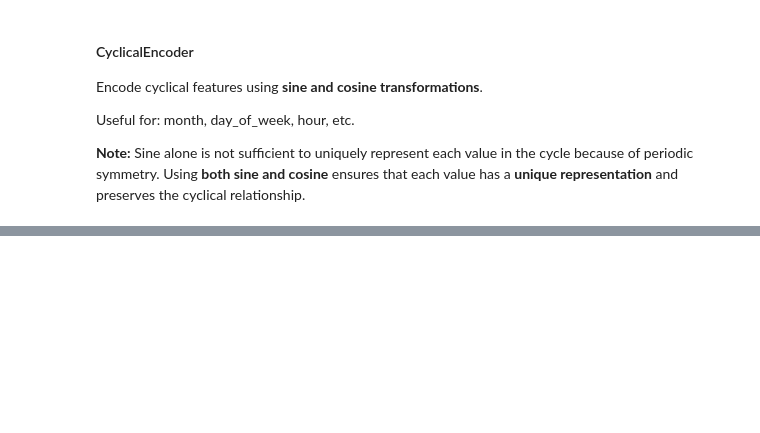
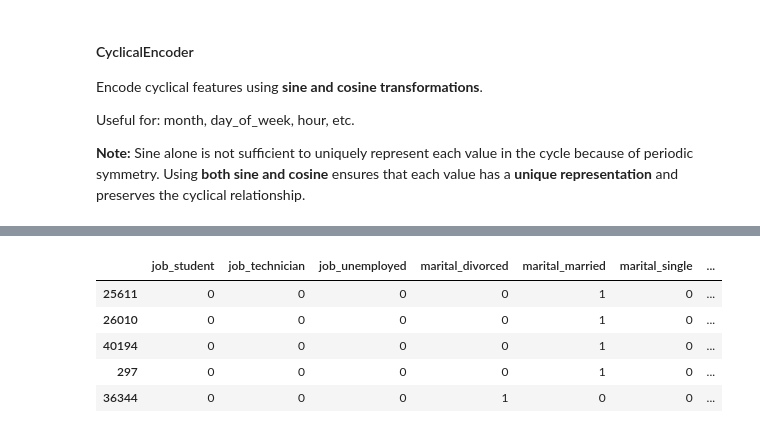
Before and after one commit to Maxstef/ml-bank-additional-project, a Jupyter notebook: notebooks/02_preprocessing.ipynb, the cells around one changed output, grey strips where cells are left out. Saved outputs shown, nothing was run; the diff lists cells and outputs as text; code cells hidden in the pictures; blank space fills up the shorter version.

```diff
--- a/notebooks/02_preprocessing.ipynb
+++ b/notebooks/02_preprocessing.ipynb
@@ -339,0 +388,31 @@ TODO
+# %%
+from src.preprocessing import CategoricalEncoder
+
+cat_cols = ["job", "marital", "education", "default"]
+
+drop_cats = {
+    "job": ["unknown"],
+    "marital": ["unknown"],
+    "education": []  # We'll combine unknown and illiterate here
+}
+
+combine_cats = {
+    "education": {"other": ["unknown", "illiterate"]},
+    "default": {"risk": ["unknown", "yes"]}
+}
+
+encoder_tr = CategoricalEncoder(
+    columns=cat_cols,
+    drop_categories=drop_cats,
+    combine_categories=combine_cats
+)
+
+encoder_tr_df = encoder_tr.fit_transform(train_df)
+encoder_tr_df.iloc[:, -15:].head()
+# %% [output]
+|  | job_student | job_technician | job_unemployed | marital_divorced | marital_married | marital_single | ... |
+| 25611 | 0 | 0 | 0 | 0 | 1 | 0 | ... |
+| 26010 | 0 | 0 | 0 | 0 | 1 | 0 | ... |
+| 40194 | 0 | 0 | 0 | 0 | 1 | 0 | ... |
+| 297 | 0 | 0 | 0 | 0 | 1 | 0 | ... |
+| 36344 | 0 | 0 | 0 | 1 | 0 | 0 | ... |
```
Also changed, not shown: parts of 34 cells of this notebook, 7 other files.
